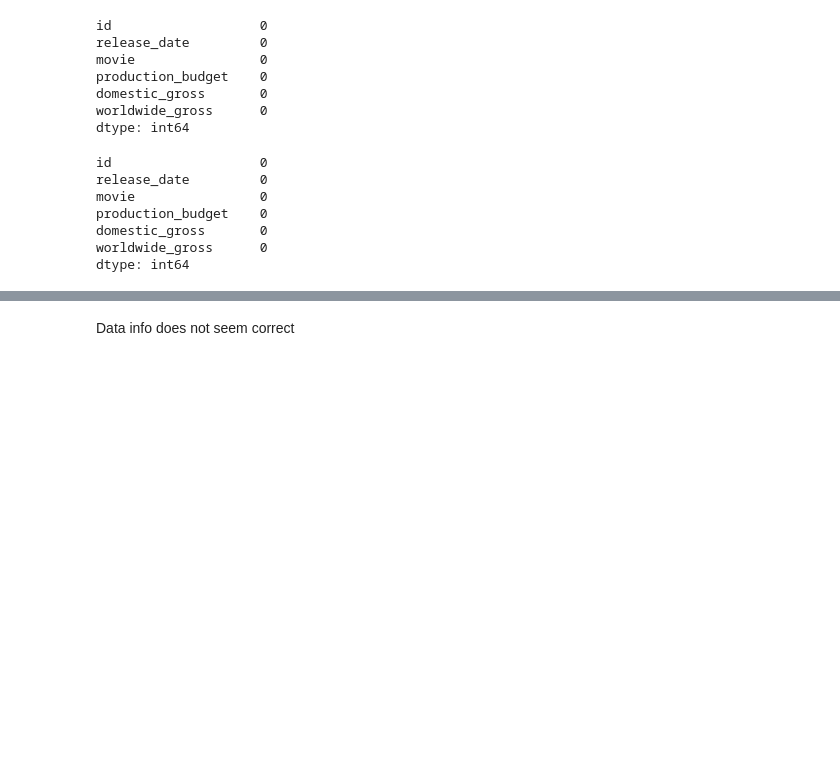
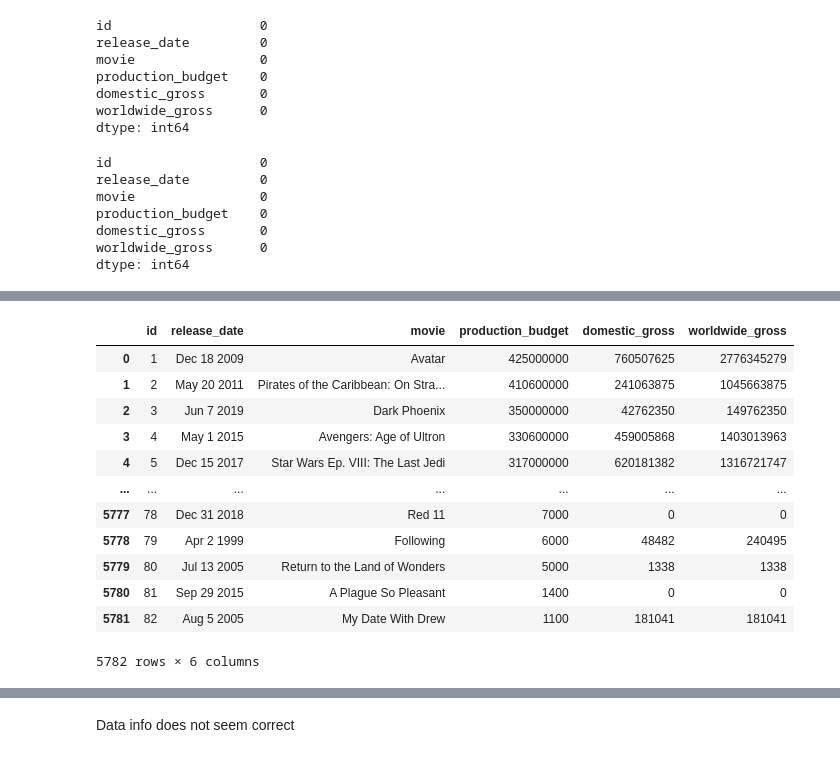
Before and after one commit to bkokin/semester_1_capstone, a Jupyter notebook: exploratory_work/EDA Alexandria.ipynb, the cells around one changed output, grey strips where cells are left out. Cells and saved outputs as stored; diff of their text form; code cells hidden in the pictures; blank space fills up the shorter version.

```diff
--- a/exploratory_work/EDA Alexandria.ipynb
+++ b/exploratory_work/EDA Alexandria.ipynb
@@ -51,0 +64,7 @@ dtype: int64
+# %%
+for col in movie_budgets.columns:
+    # Check if the column contains dollar signs
+    if movie_budgets[col].dtype == 'object' and '$' in movie_budgets[col].iloc[0]:
+        # Replace the dollar signs with an empty string
+        movie_budgets[col] = movie_budgets[col].str.replace('$', '')
+print(movie_budgets)
@@ -51,0 +89,7 @@ dtype: int64
+# %%
+for col in movie_budgets.columns:
+    # Check if the column contains punctuation
+    if movie_budgets[col].dtype == 'object' and ',' in movie_budgets[col].iloc[0]:
+        # Replace it with an empty string
+        movie_budgets[col] = movie_budgets[col].str.replace('[^\w\s]','')
+print(movie_budgets)
@@ -51,0 +114,16 @@ dtype: int64
+# %%
+movie_budgets
+# %% [output]
+|  | id | release_date | movie | production_budget | domestic_gross | worldwide_gross |
+| 0 | 1 | Dec 18 2009 | Avatar | 425000000 | 760507625 | 2776345279 |
+| 1 | 2 | May 20 2011 | Pirates of the Caribbean: On Stra... | 410600000 | 241063875 | 1045663875 |
+| 2 | 3 | Jun 7 2019 | Dark Phoenix | 350000000 | 42762350 | 149762350 |
+| 3 | 4 | May 1 2015 | Avengers: Age of Ultron | 330600000 | 459005868 | 1403013963 |
+| 4 | 5 | Dec 15 2017 | Star Wars Ep. VIII: The Last Jedi | 317000000 | 620181382 | 1316721747 |
+| ... | ... | ... | ... | ... | ... | ... |
+| 5777 | 78 | Dec 31 2018 | Red 11 | 7000 | 0 | 0 |
+| 5778 | 79 | Apr 2 1999 | Following | 6000 | 48482 | 240495 |
+| 5779 | 80 | Jul 13 2005 | Return to the Land of Wonders | 5000 | 1338 | 1338 |
+| 5780 | 81 | Sep 29 2015 | A Plague So Pleasant | 1400 | 0 | 0 |
+| 5781 | 82 | Aug 5 2005 | My Date With Drew | 1100 | 181041 | 181041 |
+5782 rows × 6 columns
```
Also changed, not shown: parts of 17 cells of this notebook, 1 other file.
